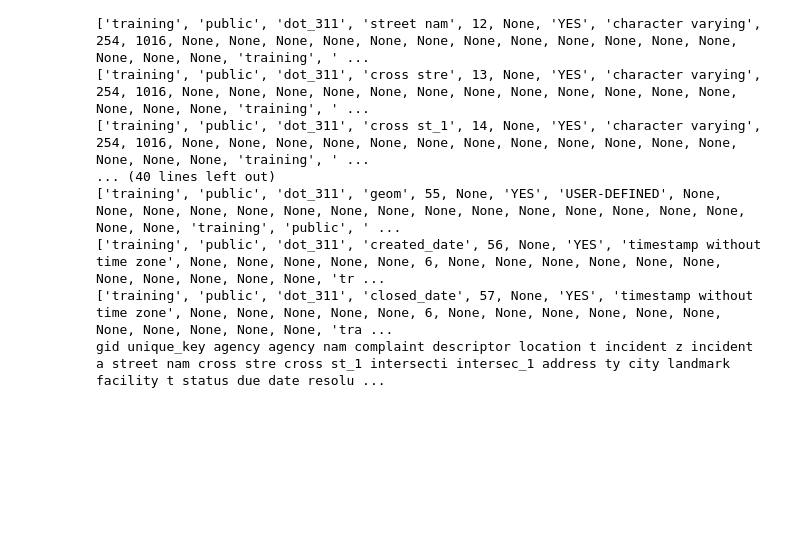
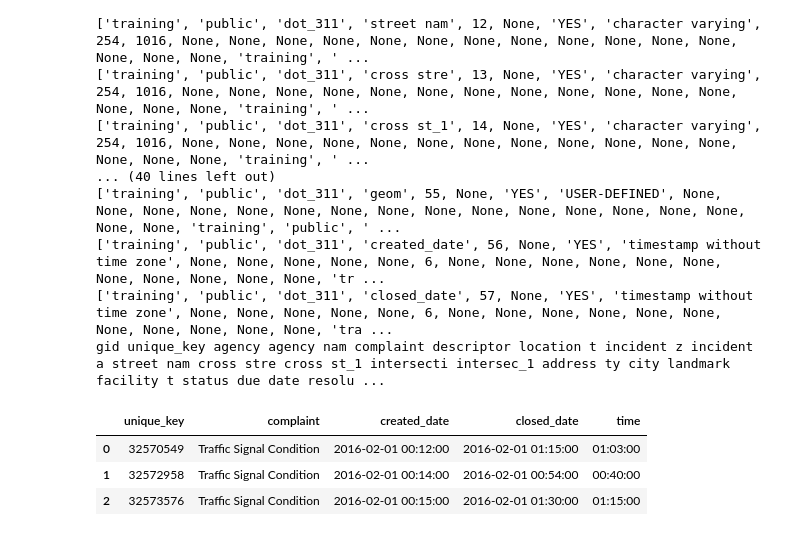
Before and after one commit to ledeprogram/algorithms, a Jupyter notebook: class4/homework/Lee_Dongjin_4_1.ipynb, the cells around one changed output. Cells and saved outputs as stored; diff of their text form; code cells hidden in the pictures; blank space fills up the shorter version.

```diff
--- a/class4/homework/Lee_Dongjin_4_1.ipynb
+++ b/class4/homework/Lee_Dongjin_4_1.ipynb
@@ -40,0 +50,8 @@ df = pd.DataFrame(complaints)
+# %%
+df['time'] = df['closed_date']-df['created_date']
+df.head(3)
+# %% [output]
+|  | unique_key | complaint | created_date | closed_date | time |
+| 0 | 32570549 | Traffic Signal Condition | 2016-02-01 00:12:00 | 2016-02-01 01:15:00 | 01:03:00 |
+| 1 | 32572958 | Traffic Signal Condition | 2016-02-01 00:14:00 | 2016-02-01 00:54:00 | 00:40:00 |
+| 2 | 32573576 | Traffic Signal Condition | 2016-02-01 00:15:00 | 2016-02-01 01:30:00 | 01:15:00 |
```
Also changed, not shown: parts of 15 cells of this notebook, 2 other files.
